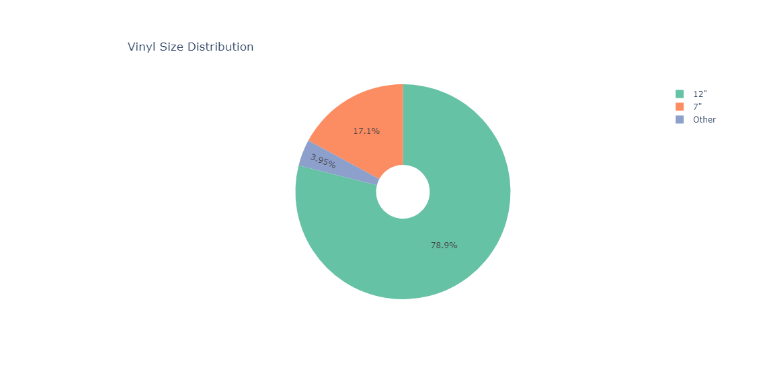
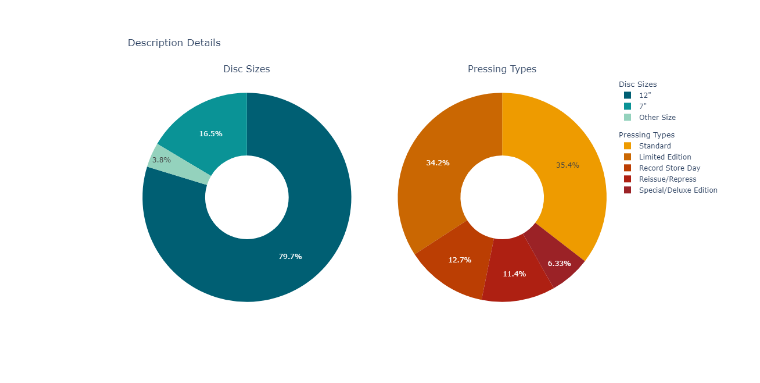
Before and after one commit to madroscla/vinyl-collection, a Jupyter notebook: discogs_collection.ipynb, the cells around one changed output. Saved outputs shown, nothing was run; the diff lists cells and outputs as text; code cells hidden in the pictures.

Commit message:
added desc_details plot, PNG versions of plotly charts, and proper markdown in notebook

```diff
--- a/Discogs.ipynb
+++ b/discogs_collection.ipynb
@@ -172,3 +224,23 @@ df_desc.head(10)
 | 7 | 27059409 | [12", 45 RPM, EP, Reissue] | 12" |
 | 8 | 27059247 | [12", 45 RPM, EP, Reissue] | 12" |
 | 9 | 27058944 | [12", 45 RPM, EP, Reissue] | 12" |
+# %%
+# Identifying type of release
+# Priority: RSD > Limited > Special/Deluxe > Reissue/Repress > Standard
+def type_calc(series):
+    type = []
+    for i in series:
+        if 'Record Store Day' in i:
+            type.append('Record Store Day')
+        elif 'Limited Edition' in i:
+            type.append('Limited Edition')
+        elif ('Special Edition' in i) or ('Deluxe Edition' in i):
+            type.append('Special/Deluxe Edition')
+        elif ('Reissue'in i) or ('Repress'in i):
+            type.append('Reissue/Repress')
+        else:
+            type.append('Standard')
+    return type
+
+df_desc['type'] = type_calc(df_desc['description'])
+df_desc.head(10)
@@ -175,11 +259,36 @@ df_desc.head(10)
 # %%
+# Data/colors needed for size chart
 s = df_desc['size'].value_counts()
 size_count = pd.DataFrame({'size':s.index, 'count':s.values})
-fig_pie = px.pie(size_count, values='count',
-                 names='size', hole=0.25,
-                color_discrete_sequence=px.colors.qualitative.Set2,
-                width=500, height=500,
-                title='Vinyl Size Distribution')
-fig_pie.show()
+s_colors= ['#005f73','#0a9396', '#94d2bd']
+
+# Data/colors needed for type chart
+t = df_desc['type'].value_counts()
+type_count = pd.DataFrame({'type':t.index, 'count':t.values})
+t_colors = ['#ee9b00','#ca6702','#bb3e03','#ae2012','#9b2226']
+
+fig_pies = make_subplots(rows=1, cols=2,
+                         specs=[[{'type':'domain'},{'type':'domain'}]],
+                         subplot_titles=['Disc Sizes', 'Pressing Types'])
+
+#Size chart
+fig_pies.add_trace(
+    go.Pie(
+        labels=size_count['size'], values=size_count['count'],
+        legendgrouptitle_text="Disc Sizes",
+        legendgroup = 1, marker=dict(colors=s_colors)),
+    row=1, col=1)
+
+#Type chart
+fig_pies.add_trace(
+    go.Pie(
+        labels=type_count['type'], values=type_count['count'],
+        legendgrouptitle_text="Pressing Types",
+        legendgroup = 2, marker=dict(colors=t_colors)),
+    row=1, col=2)
+
+fig_pies.update_traces(hole=.4, hoverinfo="label+percent")
+fig_pies.update_layout(height=600, title_text="Description Details")
+fig_pies.show()
 # %% [output]
-[figure, old version]
+[figure, new version]
```
Also changed, not shown: parts of 15 cells of this notebook, 4 other files.
